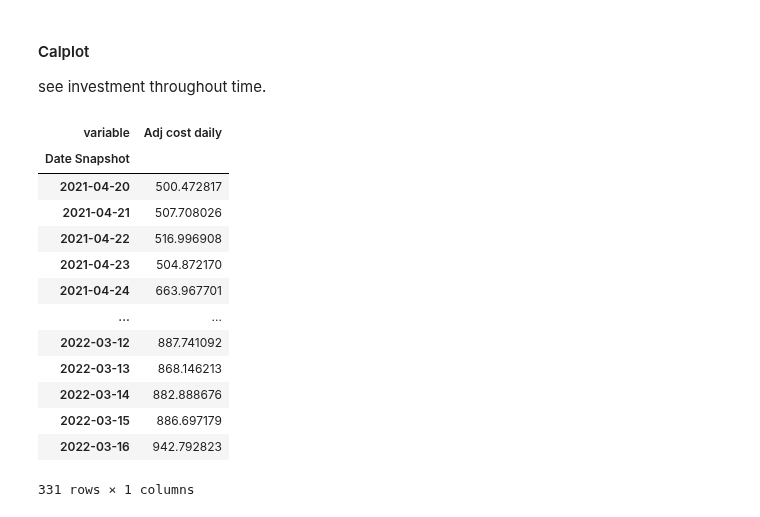
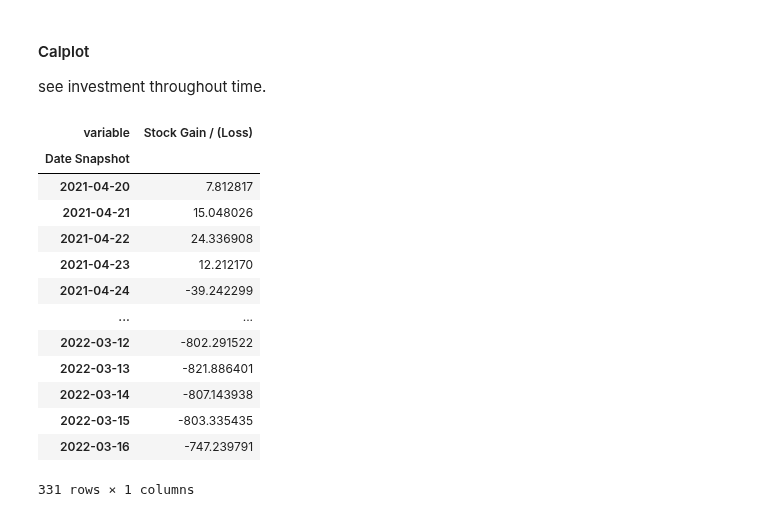
Before and after one commit to giocaizzi/surfingcrypto, a Jupyter notebook: notebooks/portfolio.ipynb, the cells around one changed output. Cells and saved outputs as stored; diff of their text form; code cells hidden in the pictures.

```diff
--- a/notebooks/portfolio.ipynb
+++ b/notebooks/portfolio.ipynb
@@ -299,21 +290,24 @@ for coin,ax in zip(uniqs,axes.flatten()):
 #### Calplot
 
 see investment throughout time.
-# %%
-t.daily_grouped_metrics(combined_df,["Adj cost daily"])[("value")]
-# %% [output]
-| variable | Adj cost daily |
-| Date Snapshot |  |
-| 2021-04-20 | 500.472817 |
-| 2021-04-21 | 507.708026 |
-| 2021-04-22 | 516.996908 |
-| 2021-04-23 | 504.872170 |
-| 2021-04-24 | 663.967701 |
-| ... | ... |
-| 2022-03-12 | 887.741092 |
-| 2022-03-13 | 868.146213 |
-| 2022-03-14 | 882.888676 |
-| 2022-03-15 | 886.697179 |
-| 2022-03-16 | 942.792823 |
-331 rows × 1 columns
+# %%
+values=t.daily_grouped_metrics(combined_df,["Stock Gain / (Loss)"])[("value")]
+values.index=pd.to_datetime(values.index)
+values=values.reset_index().set_index("Date Snapshot")
+values
+# %% [output]
+| variable | Stock Gain / (Loss) |
+| Date Snapshot |  |
+| 2021-04-20 | 7.812817 |
+| 2021-04-21 | 15.048026 |
+| 2021-04-22 | 24.336908 |
+| 2021-04-23 | 12.212170 |
+| 2021-04-24 | -39.242299 |
+| ... | ... |
+| 2022-03-12 | -802.291522 |
+| 2022-03-13 | -821.886401 |
+| 2022-03-14 | -807.143938 |
+| 2022-03-15 | -803.335435 |
+| 2022-03-16 | -747.239791 |
+331 rows × 1 columns
 # %%
```
Also changed, not shown: parts of 3 cells of this notebook.
